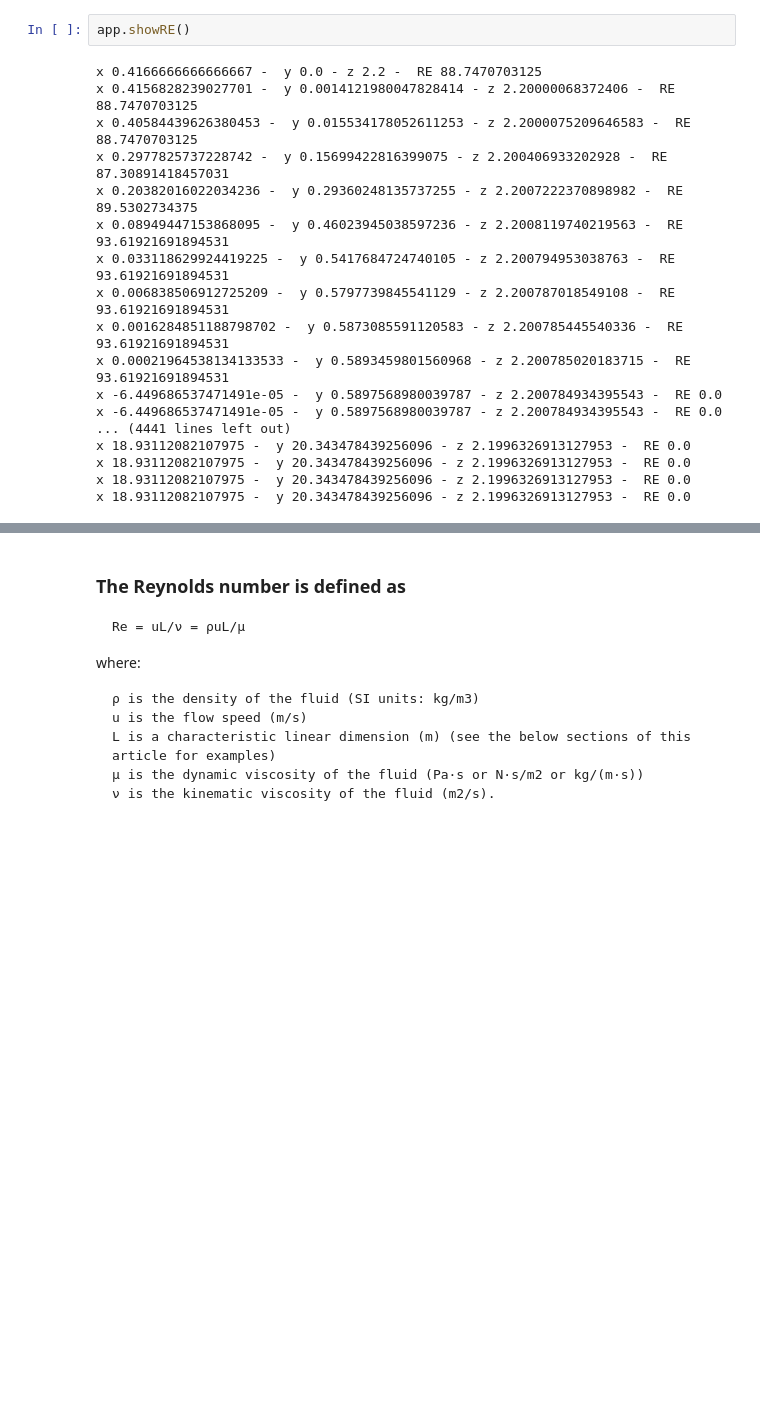
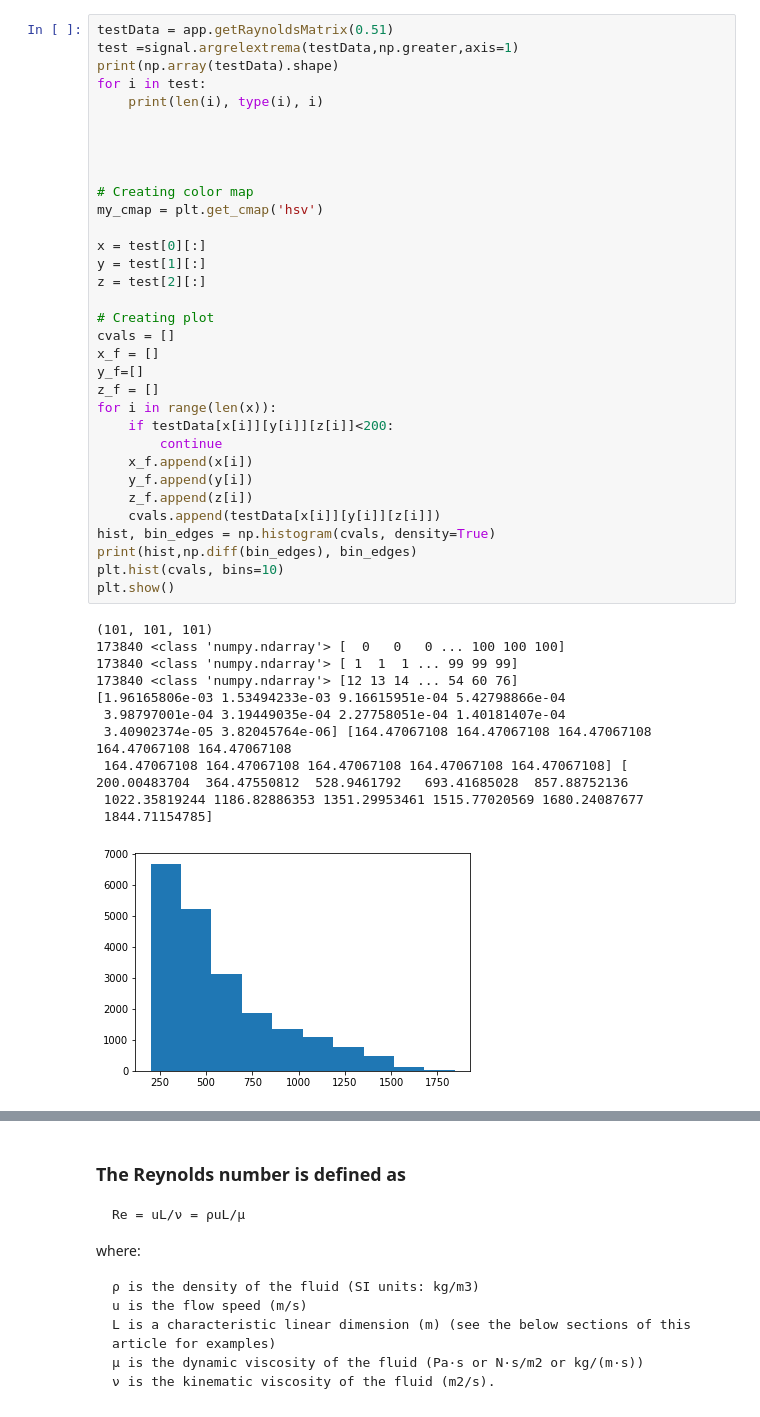
Before and after one commit to tjschweitzer/FDS2PreUnity, a Jupyter notebook: windODENotebook.ipynb, the cells around one changed output, grey strips where cells are left out. Drawn from its saved outputs; the diff is of its cells as text; blank space fills up the shorter version.

```diff
--- a/windODENotebook.ipynb
+++ b/windODENotebook.ipynb
@@ -500,20 +477,45 @@ Total Time 26.2473
-# %%
-app.showRE()
-# %% [output]
-x 0.4166666666666667 -  y 0.0 - z 2.2 -  RE 88.7470703125
-x 0.4156828239027701 -  y 0.0014121980047828414 - z 2.20000068372406 -  RE 88.7470703125
-x 0.40584439626380453 -  y 0.015534178052611253 - z 2.2000075209646583 -  RE 88.7470703125
-x 0.2977825737228742 -  y 0.15699422816399075 - z 2.200406933202928 -  RE 87.30891418457031
-x 0.20382016022034236 -  y 0.29360248135737255 - z 2.2007222370898982 -  RE 89.5302734375
-x 0.08949447153868095 -  y 0.46023945038597236 - z 2.2008119740219563 -  RE 93.61921691894531
-x 0.033118629924419225 -  y 0.5417684724740105 - z 2.200794953038763 -  RE 93.61921691894531
-x 0.006838506912725209 -  y 0.5797739845541129 - z 2.200787018549108 -  RE 93.61921691894531
-x 0.0016284851188798702 -  y 0.5873085591120583 - z 2.200785445540336 -  RE 93.61921691894531
-x 0.00021964538134133533 -  y 0.5893459801560968 - z 2.200785020183715 -  RE 93.61921691894531
-x -6.449686537471491e-05 -  y 0.5897568980039787 - z 2.200784934395543 -  RE 0.0
-x -6.449686537471491e-05 -  y 0.5897568980039787 - z 2.200784934395543 -  RE 0.0
-... (4441 lines left out)
-x 18.93112082107975 -  y 20.343478439256096 - z 2.1996326913127953 -  RE 0.0
-x 18.93112082107975 -  y 20.343478439256096 - z 2.1996326913127953 -  RE 0.0
-x 18.93112082107975 -  y 20.343478439256096 - z 2.1996326913127953 -  RE 0.0
-x 18.93112082107975 -  y 20.343478439256096 - z 2.1996326913127953 -  RE 0.0
+# %%
+testData = app.getRaynoldsMatrix(0.51)
+test =signal.argrelextrema(testData,np.greater,axis=1)
+print(np.array(testData).shape)
+for i in test:
+    print(len(i), type(i), i)
+
+
+
+
+# Creating color map
+my_cmap = plt.get_cmap('hsv')
+
+x = test[0][:]
+y = test[1][:]
+z = test[2][:]
+
+# Creating plot
+cvals = []
+x_f = []
+y_f=[]
+z_f = []
+for i in range(len(x)):
+    if testData[x[i]][y[i]][z[i]]<200:
+        continue
+    x_f.append(x[i])
+    y_f.append(y[i])
+    z_f.append(z[i])
+    cvals.append(testData[x[i]][y[i]][z[i]])
+hist, bin_edges = np.histogram(cvals, density=True)
+print(hist,np.diff(bin_edges), bin_edges)
+plt.hist(cvals, bins=10)
+plt.show()
+# %% [output]
+(101, 101, 101)
+173840 <class 'numpy.ndarray'> [  0   0   0 ... 100 100 100]
+173840 <class 'numpy.ndarray'> [ 1  1  1 ... 99 99 99]
+173840 <class 'numpy.ndarray'> [12 13 14 ... 54 60 76]
+[1.96165806e-03 1.53494233e-03 9.16615951e-04 5.42798866e-04
+ 3.98797001e-04 3.19449035e-04 2.27758051e-04 1.40181407e-04
+ 3.40902374e-05 3.82045764e-06] [164.47067108 164.47067108 164.47067108 164.47067108 164.47067108
+ 164.47067108 164.47067108 164.47067108 164.47067108 164.47067108] [ 200.00483704  364.47550812  528.9461792   693.41685028  857.88752136
+ 1022.35819244 1186.82886353 1351.29953461 1515.77020569 1680.24087677
+ 1844.71154785]
+[figure, added]
```
Also changed, not shown: parts of 5 cells of this notebook, 1 other file.
